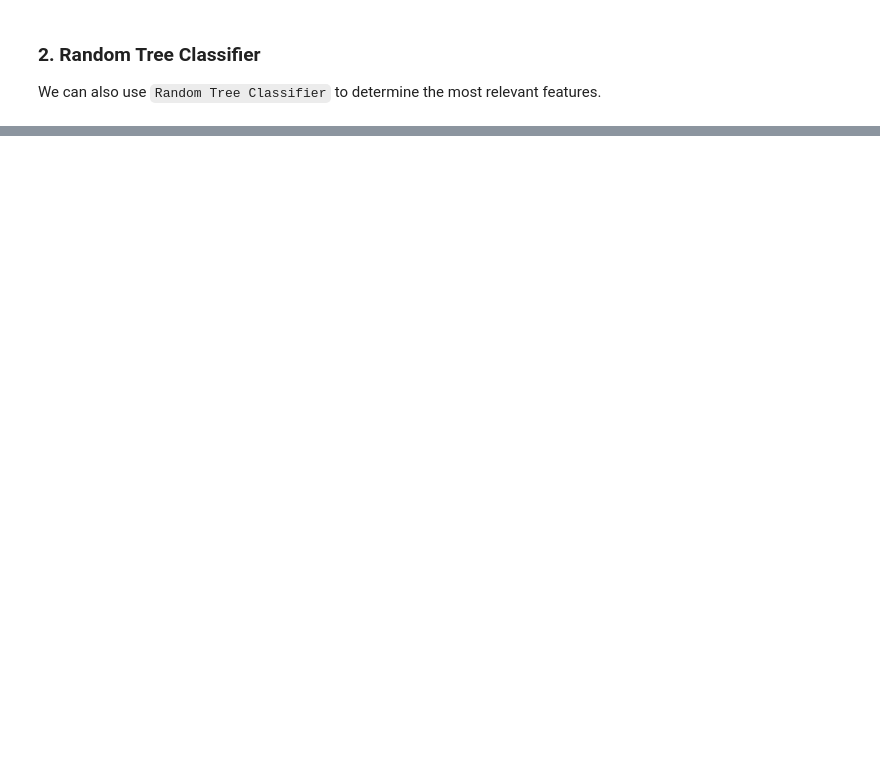
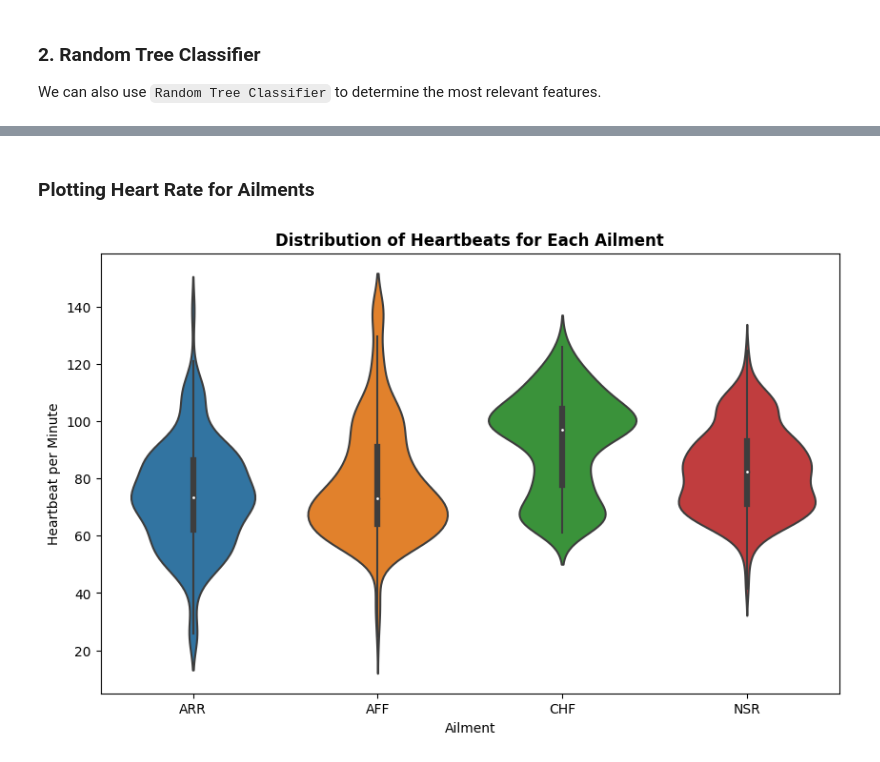
Before and after one commit to manjit-baishya-datascience/Disease-Detection-with-ECG-Signal, a Jupyter notebook: disease-detection-with-ecg-signal.ipynb, the cells around one changed output, grey strips where cells are left out. Saved outputs shown, nothing was run; the diff lists cells and outputs as text; code cells hidden in the pictures; blank space fills up the shorter version.

```diff
--- a/disease-detection-with-ecg-signal.ipynb
+++ b/disease-detection-with-ecg-signal.ipynb
@@ -185,0 +222,23 @@ df.shape
+# %%
+# defining function to replace outliers
+def replace_outliers_with_bounds(df):
+    # numeric columns
+    numeric_columns = df.drop("ECG_signal", axis = 1)
+
+    # looping through each column
+    for col in numeric_columns:
+        feature = df[col]
+        q1 = feature.quantile(0.25)
+        q3 = feature.quantile(0.75)
+        IQR = q3 - q1
+        lower_bound = float(q1 - 1.5 * IQR)  # Cast to float
+        upper_bound = float(q3 + 1.5 * IQR)  # Cast to float
+
+        # replacing outliers with bounds
+        df[col] = np.where(df[col] < lower_bound, lower_bound, df[col])
+        df[col] = np.where(df[col] > upper_bound, upper_bound, df[col])
+
+    return df
+
+# running function to replace outliers
+df = replace_outliers_with_bounds(df)
@@ -258,0 +359,12 @@ print(most_relevant_features)
+# %% [markdown]
+### **Plotting Heart Rate for Ailments**
+# %%
+# Distribution of heartbeats per minute for each ECG signal
+plt.figure(figsize=(10, 6))
+sns.violinplot(x='ECG_signal', y='hbpermin', data=df)
+plt.title('Distribution of Heartbeats for Each Ailment', fontweight = "bold")
+plt.ylabel("Heartbeat per Minute")
+plt.xlabel("Ailment")
+plt.show()
+# %% [output]
+[figure, added]
```
Also changed, not shown: parts of 9 cells of this notebook.
